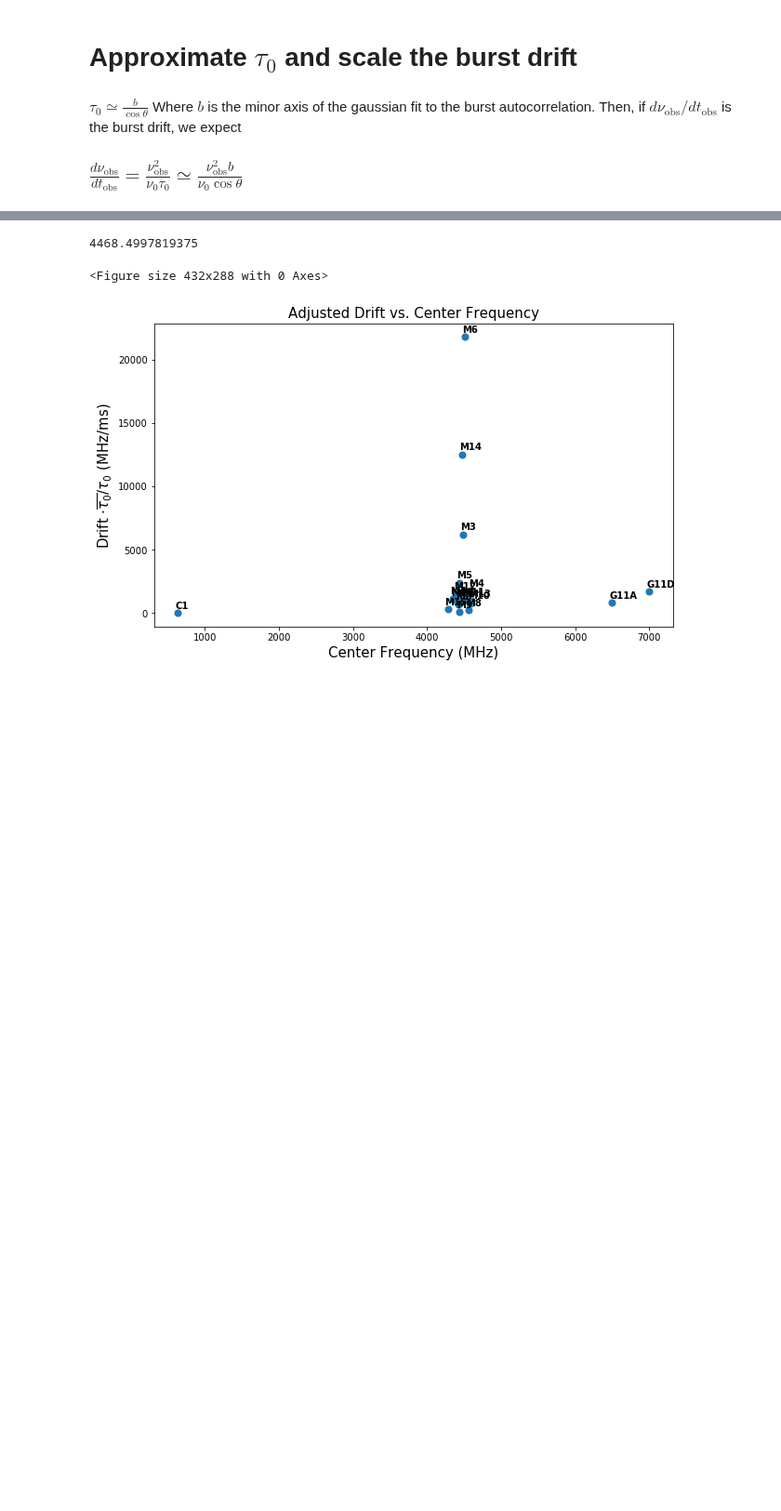
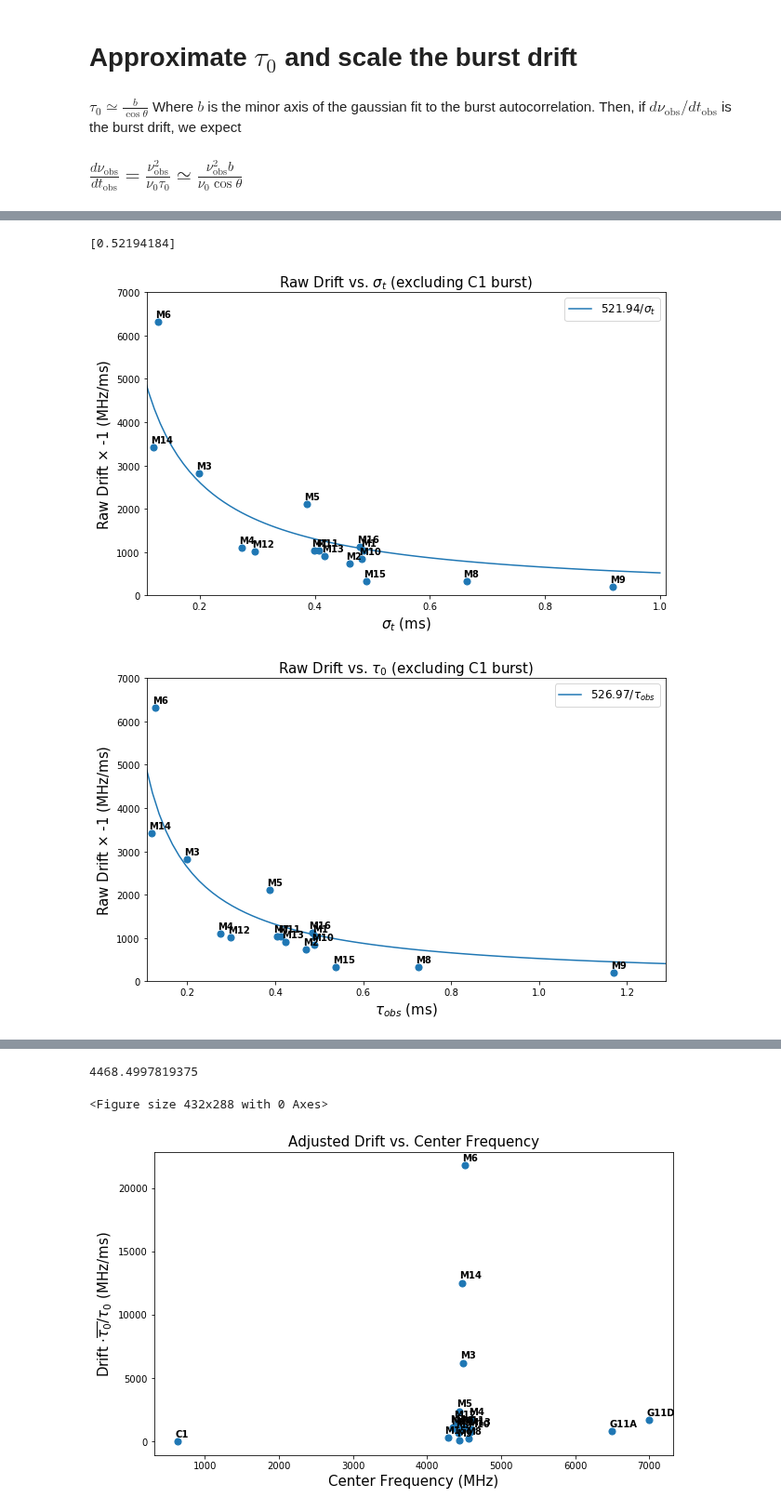
Before and after one commit to mef51/subdriftlaw, a Jupyter notebook: Tobs.ipynb, the cells around one changed output, grey strips where cells are left out. Shown at 93% size. Drawn from its saved outputs; the diff is of its cells as text; code cells hidden in the pictures; blank space fills up the shorter version.

```diff
--- a/Tobs.ipynb
+++ b/Tobs.ipynb
@@ -100,0 +58,46 @@ plt.savefig('adjusted_vs_centerf.png')
+# %%
+def reciprocal(x, a):
+	return a/x
+
+def fitreciprocal(x, data):
+    guess = [1]
+    popt, pcov = scipy.optimize.curve_fit(reciprocal, x, data, p0=guess)
+    return popt, pcov
+# %% [output]
+[0.52194184]
+# %%
+bursts['sigma_t_ms'] = bursts['sigma_t']*1e3
+bursts['tau_0_ms'] = bursts['tau_0']*1e3
+ax = bursts.head(numbursts).plot.scatter(x='sigma_t_ms', y='drift_abs', figsize=(10, 6), s=50)
+for k, v in bursts.head(numbursts).iterrows():
+    ax.annotate(v['name'], (v['sigma_t_ms'], v['drift_abs']), xytext=(-3,5), textcoords='offset points', weight='bold')
+ax.set_xlim(0.9*min(bursts.head(numbursts)['sigma_t_ms']), 1.1*max(bursts.head(numbursts)['sigma_t_ms']))
+ax.set_title('Raw Drift vs. $\sigma_t$ (excluding C1 burst)', size=fontsize)
+ax.set_xlabel('$\sigma_t$ (ms)', size=fontsize)
+ax.set_ylabel('Raw Drift $\\times$ -1 (MHz/ms)', size=fontsize)
+
+popt, pcov = fitreciprocal(bursts['sigma_t_ms'], bursts['drift_abs'])
+x = np.linspace(0, 1, num=100)
+plt.plot(x, popt[0]/x, label='${:.2f}/\sigma_t$'.format(popt[0]))
+plt.legend(fontsize='large')
+ax.set_ylim(0, 7000)
+plt.savefig('drift_vs_sigmat.png')
+
+ax = bursts.head(numbursts).plot.scatter(x='tau_0_ms', y='drift_abs', figsize=(10, 6), s=50)
+for k, v in bursts.head(numbursts).iterrows():
+    ax.annotate(v['name'], (v['tau_0_ms'], v['drift_abs']), xytext=(-3,5), textcoords='offset points', weight='bold')
+ax.set_xlim(0.9*min(bursts.head(numbursts)['tau_0_ms']), 1.1*max(bursts.head(numbursts)['tau_0_ms']))
+# ax.set_xlim(0.9*min(bursts.head(numbursts)['sigma_t']), 1.1*max(bursts.head(numbursts)['sigma_t']))
+ax.set_title('Raw Drift vs. $\\tau_0$ (excluding C1 burst)', size=fontsize)
+ax.set_xlabel('$\\tau_{obs}$ (ms)', size=fontsize)
+ax.set_ylabel('Raw Drift $\\times$ -1 (MHz/ms)', size=fontsize)
+
+popt, pcov = fitreciprocal(bursts['tau_0_ms'], bursts['drift_abs'])
+x = np.linspace(0, 1.5, num=100)
+plt.plot(x, popt[0]/x, label='${:.2f}$'.format(popt[0])+'$/\\tau_{obs}$')
+plt.legend(fontsize='large')
+ax.set_ylim(0, 7000)
+plt.savefig('drift_vs_sigmat2.png')
+# %% [output]
+[figure, added]
+[figure, added]
```
Also changed, not shown: parts of 2 cells of this notebook, 5 other files.
